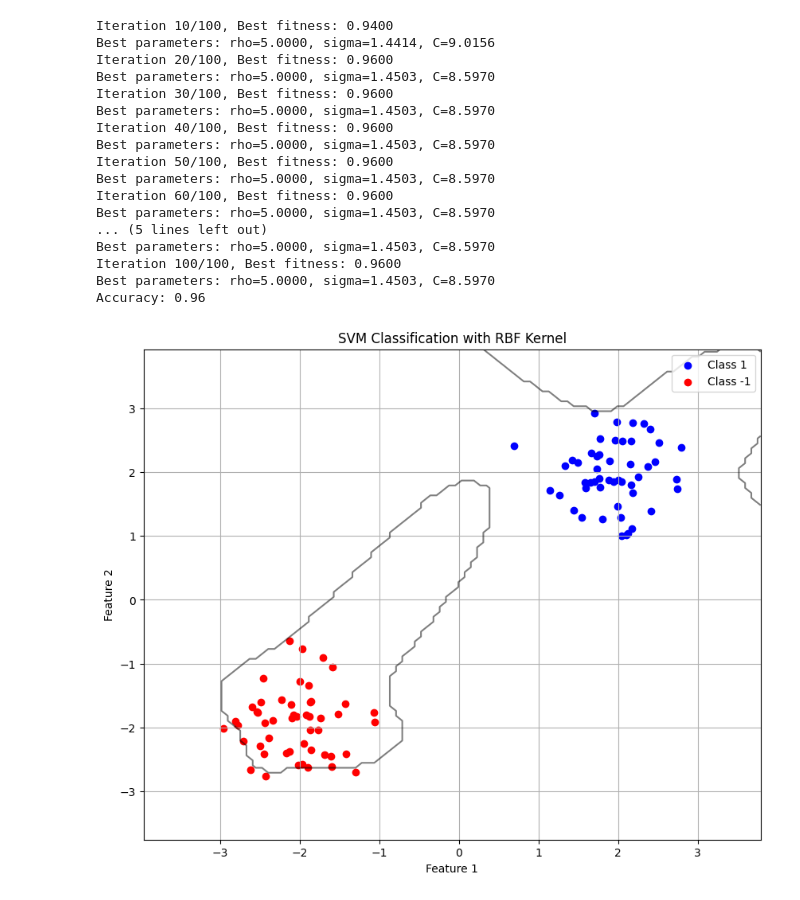
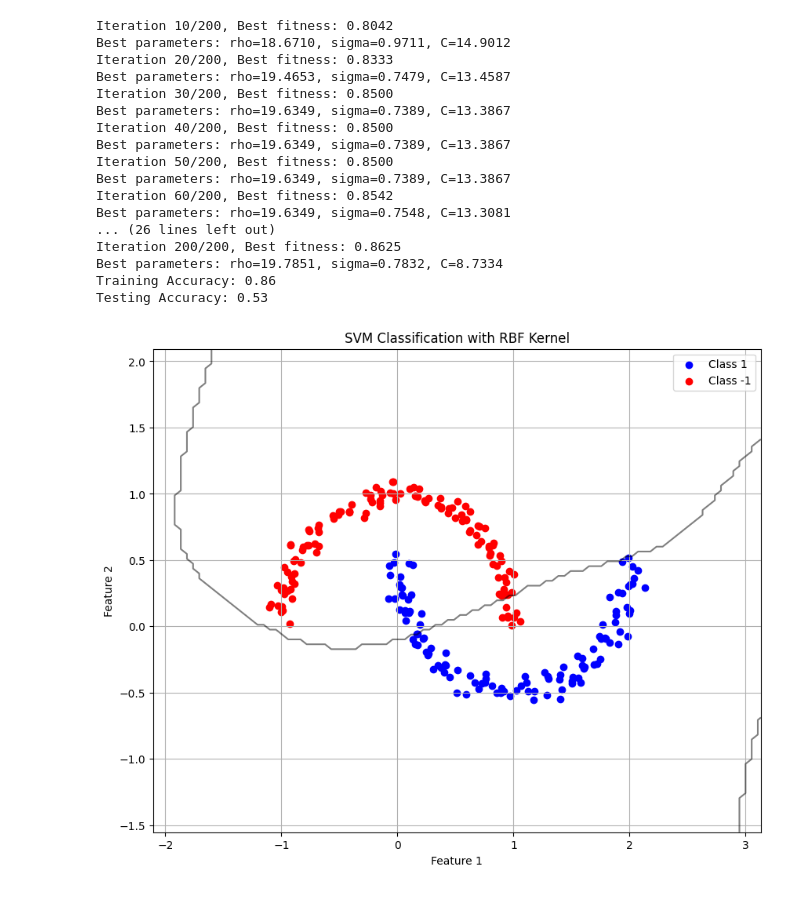
Before and after one commit to pranavkarthik726/svm-pso-admm-hybrid-multiclassification, a Jupyter notebook: main.ipynb, the cells around one changed output. Drawn from its saved outputs; the diff is of its cells as text; code cells hidden in the pictures.

```diff
--- a/main.ipynb
+++ b/main.ipynb
@@ -2,72 +2,84 @@
 import numpy as np
 import matplotlib.pyplot as plt
 from svm import SVM
+from sklearn.datasets import make_moons
+from sklearn.model_selection import train_test_split
+# Generate synthetic data for binary classification
 
-# Generate synthetic data for binary classification
-np.random.seed(42)
 
 # Create two clusters of points
-n_samples = 100
-X1 = np.random.randn(n_samples//2, 2) * 0.5 + np.array([2, 2])
-X2 = np.random.randn(n_samples//2, 2) * 0.5 + np.array([-2, -2])
+# Generate synthetic data for binary classification using make_moons
+n_samples = 300
+X, y = make_moons(n_samples=n_samples, noise=0.05, random_state=42)  # Create tougher samples
 
-# Combine the data
-X = np.vstack([X1, X2])
-y = np.hstack([np.ones(n_samples//2), -np.ones(n_samples//2)])
+X, X_test, y, y_test = train_test_split(X, y, test_size=0.2, random_state=42)
+for i in range(len(y)):
+    if y[i] == 0:
+        y[i] = -1
+# Create and train SVM model
+svm_model = SVM(kernel_type='rbf', epochs=100)
+svm_model.pso_settings(pso_max_iter = 200,
+                        pso_n_particles=10,
+                        pso_w=0.72984,              # Slightly higher inertia
+                        pso_c1=2.05,             # Increase cognitive parameter
+                        pso_c2=2.05,
+                        admm_max_iter=100)
+svm_model.train(X, y,3000)
 
-# Create and train SVM model
-svm_model = SVM(sigma=0.5, epochs=100)
-svm_model.train(X, y)
+
+
 
 # Make predictions
 y_pred = svm_model.predict(X)
 
 # Calculate accuracy
-accuracy = svm_model.score(X, y)
-print(f"Accuracy: {accuracy:.2f}")
+train_accuracy = svm_model.score(X, y)
+test_accuracy = svm_model.score(X_test, y_test)
+print(f"Training Accuracy: {train_accuracy:.2f}")
+print(f"Testing Accuracy: {test_accuracy:.2f}")
 
 # Visualize the results
 plt.figure(figsize=(10, 8))
 
 # Plot training points
 plt.scatter(X[y == 1][:, 0], X[y == 1][:, 1], c='blue', label='Class 1')
 plt.scatter(X[y == -1][:, 0], X[y == -1][:, 1], c='red', label='Class -1')
 
 # Create a mesh grid to visualize decision boundary
 x_min, x_max = X[:, 0].min() - 1, X[:, 0].max() + 1
 y_min, y_max = X[:, 1].min() - 1, X[:, 1].max() + 1
 xx, yy = np.meshgrid(np.linspace(x_min, x_max, 100),
                      np.linspace(y_min, y_max, 100))
 
 # Get predictions for mesh grid points
 Z = svm_model.predict(np.c_[xx.ravel(), yy.ravel()])
 Z = Z.reshape(xx.shape)
 
 # Plot decision boundary
 plt.contour(xx, yy, Z, colors='k', levels=[0], alpha=0.5, linestyles=['-'])
 
 plt.xlabel('Feature 1')
 plt.ylabel('Feature 2')
 plt.title('SVM Classification with RBF Kernel')
 plt.legend()
 plt.grid(True)
 plt.show()
 # %% [output]
-Iteration 10/100, Best fitness: 0.9400
-Best parameters: rho=5.0000, sigma=1.4414, C=9.0156
-Iteration 20/100, Best fitness: 0.9600
-Best parameters: rho=5.0000, sigma=1.4503, C=8.5970
-Iteration 30/100, Best fitness: 0.9600
-Best parameters: rho=5.0000, sigma=1.4503, C=8.5970
-Iteration 40/100, Best fitness: 0.9600
-Best parameters: rho=5.0000, sigma=1.4503, C=8.5970
-Iteration 50/100, Best fitness: 0.9600
-Best parameters: rho=5.0000, sigma=1.4503, C=8.5970
-Iteration 60/100, Best fitness: 0.9600
-Best parameters: rho=5.0000, sigma=1.4503, C=8.5970
-... (5 lines left out)
-Best parameters: rho=5.0000, sigma=1.4503, C=8.5970
-Iteration 100/100, Best fitness: 0.9600
-Best parameters: rho=5.0000, sigma=1.4503, C=8.5970
-Accuracy: 0.96
+Iteration 10/200, Best fitness: 0.8042
+Best parameters: rho=18.6710, sigma=0.9711, C=14.9012
+Iteration 20/200, Best fitness: 0.8333
+Best parameters: rho=19.4653, sigma=0.7479, C=13.4587
+Iteration 30/200, Best fitness: 0.8500
+Best parameters: rho=19.6349, sigma=0.7389, C=13.3867
+Iteration 40/200, Best fitness: 0.8500
+Best parameters: rho=19.6349, sigma=0.7389, C=13.3867
+Iteration 50/200, Best fitness: 0.8500
+Best parameters: rho=19.6349, sigma=0.7389, C=13.3867
+Iteration 60/200, Best fitness: 0.8542
+Best parameters: rho=19.6349, sigma=0.7548, C=13.3081
+... (26 lines left out)
+Iteration 200/200, Best fitness: 0.8625
+Best parameters: rho=19.7851, sigma=0.7832, C=8.7334
+Training Accuracy: 0.86
+Testing Accuracy: 0.53
-[figure, old version]
+[figure, new version]
```
Also changed, not shown: 4 other files.
